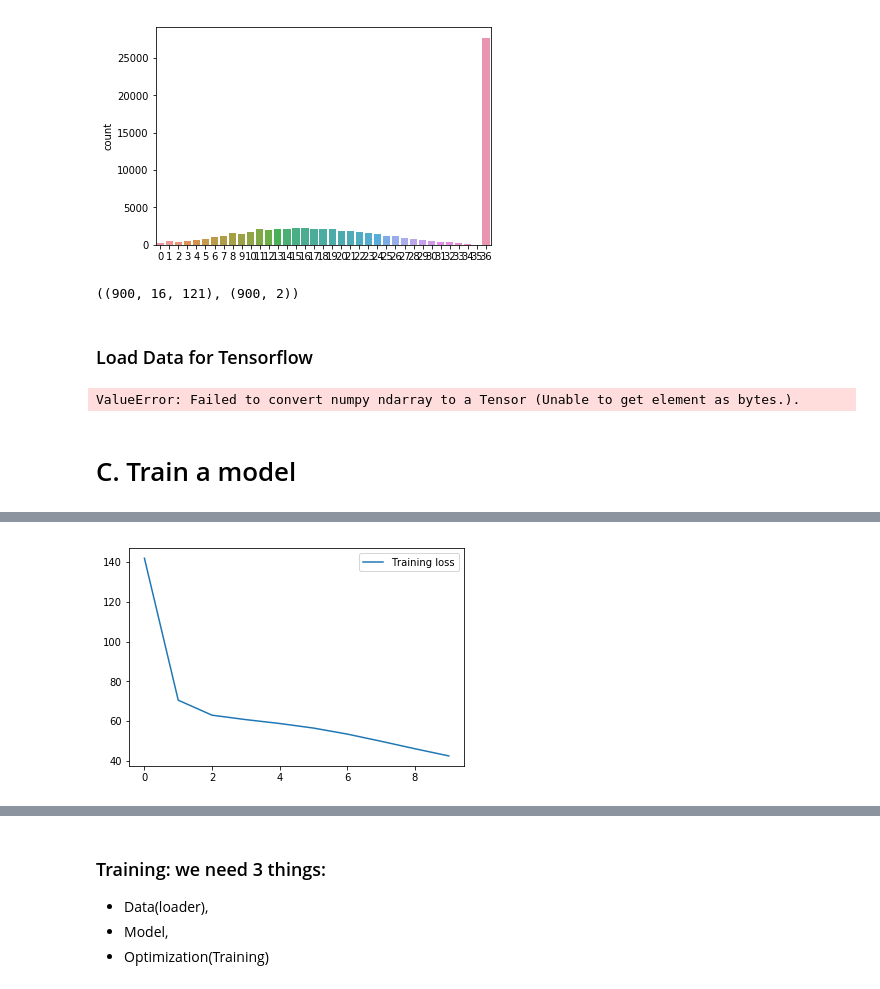
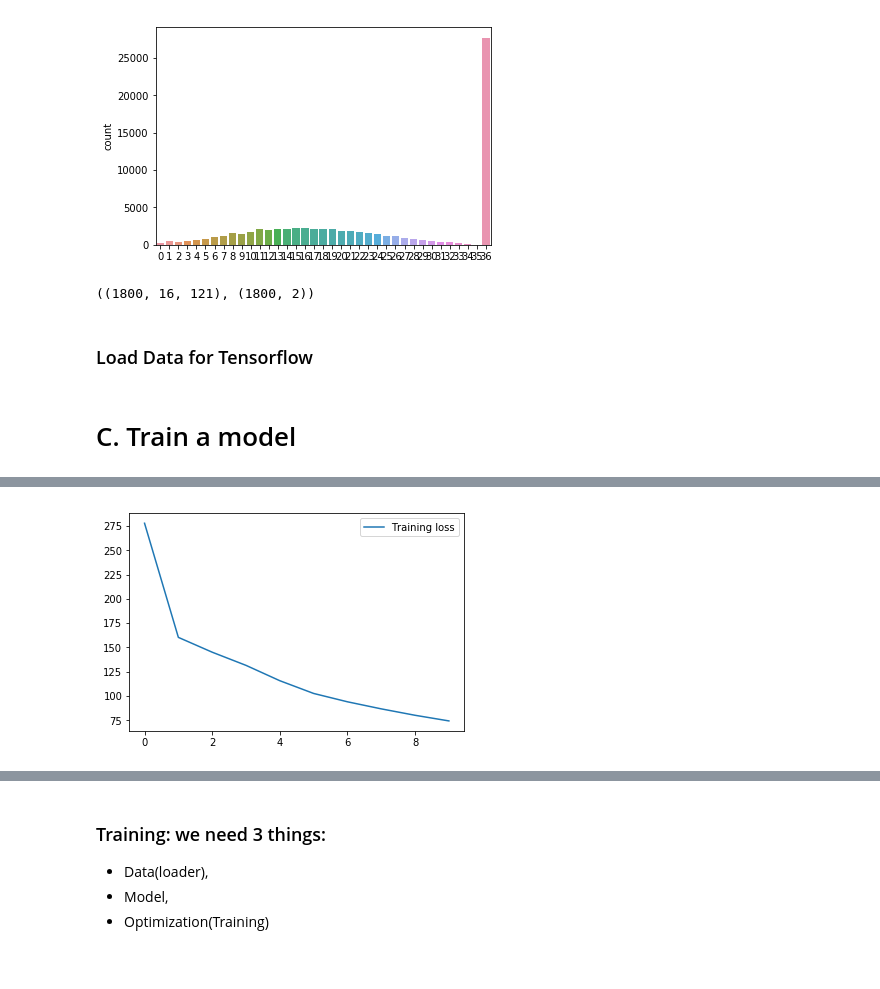
Before and after one commit to pdywilson/jambuddy, a Jupyter notebook: aJamBuddyDACTF.ipynb, the cells around one changed output, grey strips where cells are left out. Saved outputs shown, nothing was run; the diff lists cells and outputs as text; code cells hidden in the pictures.

```diff
--- a/aJamBuddyDACTF.ipynb
+++ b/aJamBuddyDACTF.ipynb
@@ -406,3 +402,6 @@ Melody: using only melody track as melody
+# %%
+X = np.load('X.npy')
+y = np.load('y.npy')
 # %%
 # stats of training data
 pitches = y[:,0]
@@ -419,7 +418,7 @@ sns.countplot(pitches)
 # %%
 # train/val split
 n = 70000
-n = 1000
+n = 2000
 n = min(n,X.shape[0])
 data = X[:n]
 labels = y[:n]
@@ -434,15 +433,15 @@ val_labels = labels[perm[p:]]
 
 train_data.shape, train_labels.shape
 # %% [output]
-((900, 16, 121), (900, 2))
+((1800, 16, 121), (1800, 2))
 # %% [markdown]
 ### Load Data for Tensorflow
 # %%
 batch_size = 32
 dataset = tf.data.Dataset.from_tensor_slices((train_data, train_labels))
 dataset = dataset.batch(batch_size, drop_remainder=True)
+valdataset = tf.data.Dataset.from_tensor_slices((val_data, val_labels))
+valdataset = valdataset.batch(batch_size, drop_remainder=True)
-# %% [output]
-ValueError: Failed to convert numpy ndarray to a Tensor (Unable to get element as bytes.).
 # %%
 # weighted randomsampler!
 # %% [markdown]
@@ -471,6 +470,7 @@ class LSTM(tf.keras.Model):
                                recurrent_activation='sigmoid',
                                recurrent_initializer='glorot_uniform')
 
+        self.dropout = tf.keras.layers.Dropout(0.5)
 
         self.linear_pitch = tf.keras.layers.Dense(self.output_dim_pitch)
         self.linear_duration = tf.keras.layers.Dense(self.output_dim_duration)
@@ -479,13 +479,16 @@ class LSTM(tf.keras.Model):
         return (tf.zeros((batch_size, self.hidden_dim)),
                 tf.zeros((batch_size, self.hidden_dim)))
 
-    def call(self, x):
+    def call(self, x, training=None):
         self.hidden = self.lstm(x, self.hidden)
 
-        fc_input = self.hidden
+        x = self.hidden
 
-        pitch = self.linear_pitch(fc_input)
-        duration = self.linear_duration(fc_input)
+        if training:
+            x = self.dropout(x)
+
+        pitch = self.linear_pitch(x)
+        duration = self.linear_duration(x)
         return pitch, duration
 # %%
 # Build Model
@@ -514,8 +517,7 @@ hist = np.zeros(EPOCHS)
 for epoch in range(EPOCHS):
     total_loss = 0
     pacc = 0
-    total=0
-    correct = 0
+    correct, total, dcorrect, dtotal = 0,0,0,0
 
     for (batch, (inputs, labels)) in enumerate(dataset):
         loss = 0
@@ -524,7 +526,7 @@ for epoch in range(EPOCHS):
             batch_size = inputs.shape[0]
             lstm.hidden = lstm.init_hidden(batch_size)
 
-            pitch, duration = lstm(inputs)
+            pitch, duration = lstm(inputs, True)
 
             loss_pitch = loss_fn(labels[:,0], pitch)
             loss_duration = loss_fn(labels[:,1], duration)
@@ -543,6 +545,10 @@ for epoch in range(EPOCHS):
         total += int(labels[:,0].shape[0])
         correct += sum(predicted.numpy()==labels[:,0].numpy())
 
+        dpredicted = tf.argmax(duration, 1)
+        dtotal += int(labels[:,1].shape[0])
+        dcorrect += sum(dpredicted.numpy()==labels[:,1].numpy())
+
     hist[epoch] = total_loss
     if (epoch + 1) % 2 == 0:
         checkpoint.save(file_prefix = checkpoint_prefix)
@@ -550,11 +556,40 @@ for epoch in range(EPOCHS):
     if epoch%2==0:
         notes = epoch%50==0
         acc_train = correct/total
-        acc_val = 0
-        #acc_val, dacc_val, hacc_val = evaluation(model, val_loader, notes=False)
+        dacc_train = dcorrect/dtotal
+        correct, total, dcorrect, dtotal = 0,0,0,0
+
+        # eval val set
+        val_loss = 0
+        for (batch, (inputs, labels)) in enumerate(valdataset):
+
+            batch_size = inputs.shape[0]
+            lstm.hidden = lstm.init_hidden(batch_size)
+
+            pitch, duration = lstm(inputs, False)
+
+            loss_pitch = loss_fn(labels[:,0], pitch)
+            loss_duration = loss_fn(labels[:,1], duration)
+
+            batch_loss = loss_pitch + loss_duration
+
+            val_loss += batch_loss
+
+            #eval
+            predicted = tf.argmax(pitch, 1)
+            total += int(labels[:,0].shape[0])
+            correct += sum(predicted.numpy()==labels[:,0].numpy())
+
+            dpredicted = tf.argmax(duration, 1)
+            dtotal += int(labels[:,1].shape[0])
+            dcorrect += sum(dpredicted.numpy()==labels[:,1].numpy())
+
+        acc_val = correct/total
+        dacc_val = dcorrect/dtotal
+
         print('Epoch: ',epoch,'/',EPOCHS,'in', np.round(time.time()-start,2),'s',\
               "loss: ", np.round(hist[epoch], 4), "acc_train: ", np.round(acc_train,2), "acc_val: ", np.round(acc_val,2))
-        #print("loss: ", np.round(hist[epoch], 4), "dacc_train: ", np.round(dacc_train,2), "dacc_val: ", np.round(dacc_val,2), \
+        print("val_loss: ", np.round(val_loss, 4), "dacc_train: ", np.round(dacc_train,2), "dacc_val: ", np.round(dacc_val,2),'\n')#, \
         #"hacc_train: ", np.round(hacc_train,2), "hacc_val: ", np.round(hacc_val,2))
 
         if acc_train >= 90:
@@ -584 +612 @@ Time taken 39.9 sec
-[figure, old version]
+[figure, new version]
```
Also changed, not shown: parts of 11 cells of this notebook.
